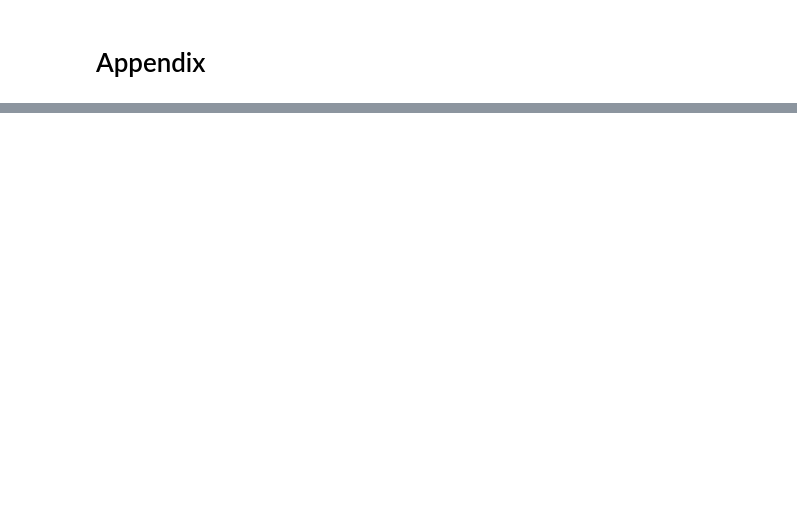
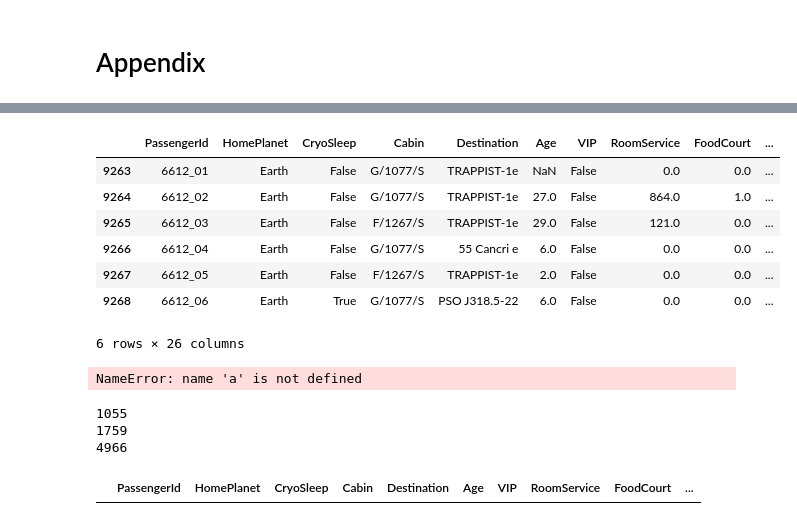
Before and after one commit to jacobsultan/cabin-for-spacetitanic-kaggle, a Jupyter notebook: final.ipynb, the cells around one changed output, grey strips where cells are left out. Drawn from its saved outputs; the diff is of its cells as text; code cells hidden in the pictures; blank space fills up the shorter version.

Commit message:
reset index in wrong place

```diff
--- a/final.ipynb
+++ b/final.ipynb
@@ -48,3 +54,7 @@ def column_splits(data_frame):
     return data_frame
 
 df = column_splits(df)
+
+
+df = df.sort_values(by = ['Group','GroupNumber'])
+df = df.reset_index(drop = True)
@@ -413,0 +563,31 @@ for index,row in df.iterrows():
+# %%
+df[df.Group == '6612']
+# %% [output]
+|  | PassengerId | HomePlanet | CryoSleep | Cabin | Destination | Age | VIP | RoomService | FoodCourt | ... |
+| 9263 | 6612_01 | Earth | False | G/1077/S | TRAPPIST-1e | NaN | False | 0.0 | 0.0 | ... |
+| 9264 | 6612_02 | Earth | False | G/1077/S | TRAPPIST-1e | 27.0 | False | 864.0 | 1.0 | ... |
+| 9265 | 6612_03 | Earth | False | F/1267/S | TRAPPIST-1e | 29.0 | False | 121.0 | 0.0 | ... |
+| 9266 | 6612_04 | Earth | False | G/1077/S | 55 Cancri e | 6.0 | False | 0.0 | 0.0 | ... |
+| 9267 | 6612_05 | Earth | False | F/1267/S | TRAPPIST-1e | 2.0 | False | 0.0 | 0.0 | ... |
+| 9268 | 6612_06 | Earth | True | G/1077/S | PSO J318.5-22 | 6.0 | False | 0.0 | 0.0 | ... |
+6 rows × 26 columns
+# %%
+df[df.Group == a.iloc[4].Group]
+# %% [output]
+NameError: name 'a' is not defined
+# %%
+for index,row in df.iterrows():
+    if row.HomePlanet == 'Earth':
+        if row.CabinDeck == 'F':
+            if row.GroupSize > 1:
+                if row.Bills == 0:
+                    if df[df.Group == row.Group].CabinDeck.nunique() > 1:
+                        print(index)
+# %% [output]
+1055
+1759
+4966
+# %%
+training_data[training_data.PassengerId == '0742_01']
+# %% [output]
+|  | PassengerId | HomePlanet | CryoSleep | Cabin | Destination | Age | VIP | RoomService | FoodCourt | ... |
```
Also changed, not shown: parts of 27 cells of this notebook.
